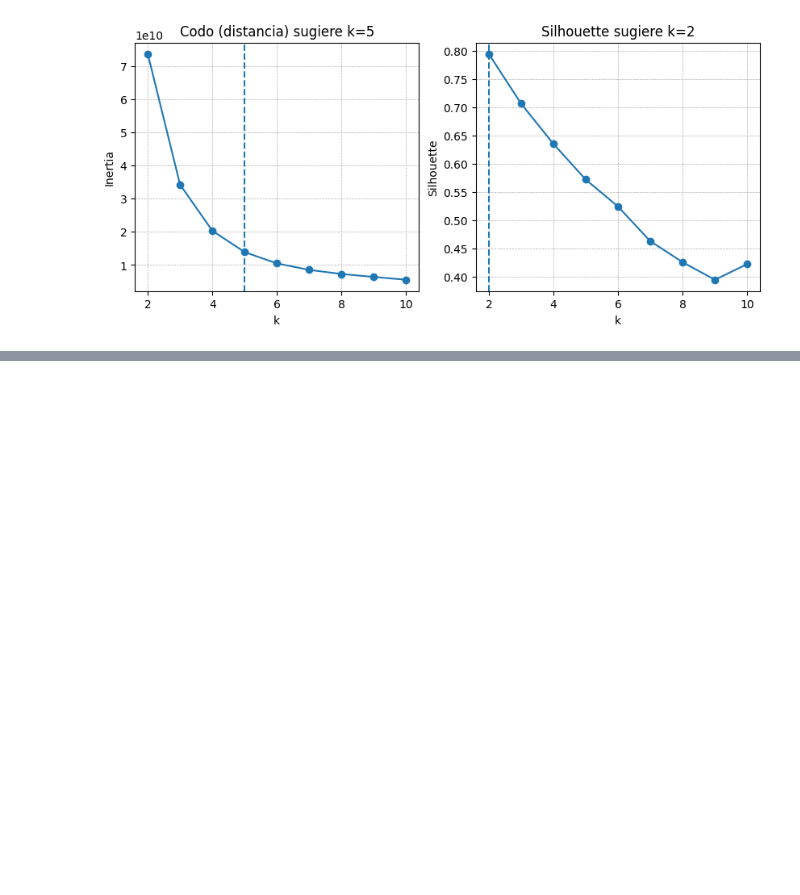
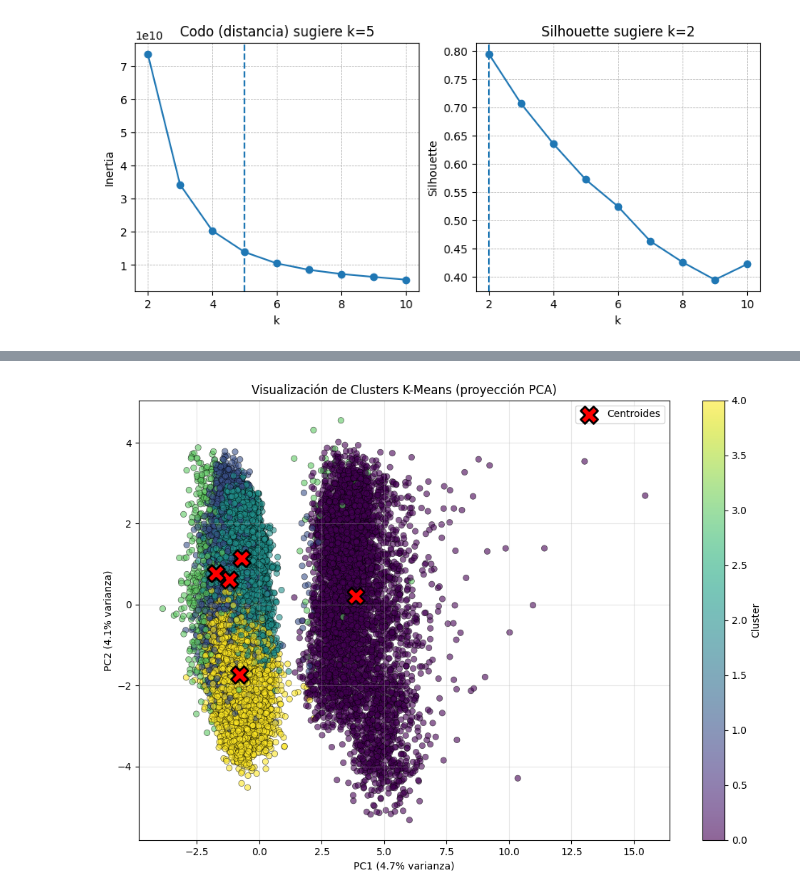
Before and after one commit to adrianespinoza1998/tarea_final_ml_marketing_bancario, a Jupyter notebook: notebooks/03_ml_model.ipynb, the cells around one changed output, grey strips where cells are left out. Cells and saved outputs as stored; diff of their text form; code cells hidden in the pictures; blank space fills up the shorter version.

```diff
--- a/notebooks/03_ml_model.ipynb
+++ b/notebooks/03_ml_model.ipynb
@@ -160,0 +198,13 @@ Varianza explicada por PC1+PC2: 8.8%
+# %%
+X_train_preprocessed = preprocessor.fit_transform(X_train)
+
+k = 5
+kmeans = KMeans(n_clusters=k, random_state=42, n_init=10)
+clusters = kmeans.fit_predict(X_train_preprocessed)
+
+# Añadimos los clusters a un DataFrame auxiliar para analizar tasas de yes/no
+cluster_df = pd.DataFrame({'cluster': clusters, 'y': y_train.values})
+
+cluster_conv = cluster_df.groupby('cluster')['y'].agg(['mean', 'count']).sort_values('mean', ascending=False)
+cluster_conv.rename(columns={'mean': 'tasa_yes', 'count': 'n_clientes'}, inplace=True)
+cluster_conv
@@ -160,0 +219,38 @@ Varianza explicada por PC1+PC2: 8.8%
+# %%
+
+scaler = StandardScaler()
+X_train_scaled = scaler.fit_transform(X_train)
+
+clusters_train = kmeans.fit_predict(X_train_scaled)
+
+pca = PCA(n_components=2, random_state=42)
+X_pca = pca.fit_transform(X_train_scaled)
+
+plt.figure(figsize=(12, 8))
+
+scatter = plt.scatter(X_pca[:, 0], X_pca[:, 1],
+                     c=clusters_train,
+                     cmap='viridis',
+                     alpha=0.6,
+                     edgecolors='k',
+                     linewidth=0.5)
+
+centroids_pca = pca.transform(kmeans.cluster_centers_)
+
+plt.scatter(centroids_pca[:, 0], centroids_pca[:, 1],
+           c='red',
+           marker='X',
+           s=300,
+           edgecolors='black',
+           linewidth=2,
+           label='Centroides')
+
+plt.xlabel(f'PC1 ({pca.explained_variance_ratio_[0]*100:.1f}% varianza)')
+plt.ylabel(f'PC2 ({pca.explained_variance_ratio_[1]*100:.1f}% varianza)')
+plt.title('Visualización de Clusters K-Means (proyección PCA)')
+plt.colorbar(scatter, label='Cluster')
+plt.legend()
+plt.grid(True, alpha=0.3)
+plt.show()
+# %% [output]
+[figure, added]
```
Also changed, not shown: parts of 44 cells of this notebook, 1 other file.
